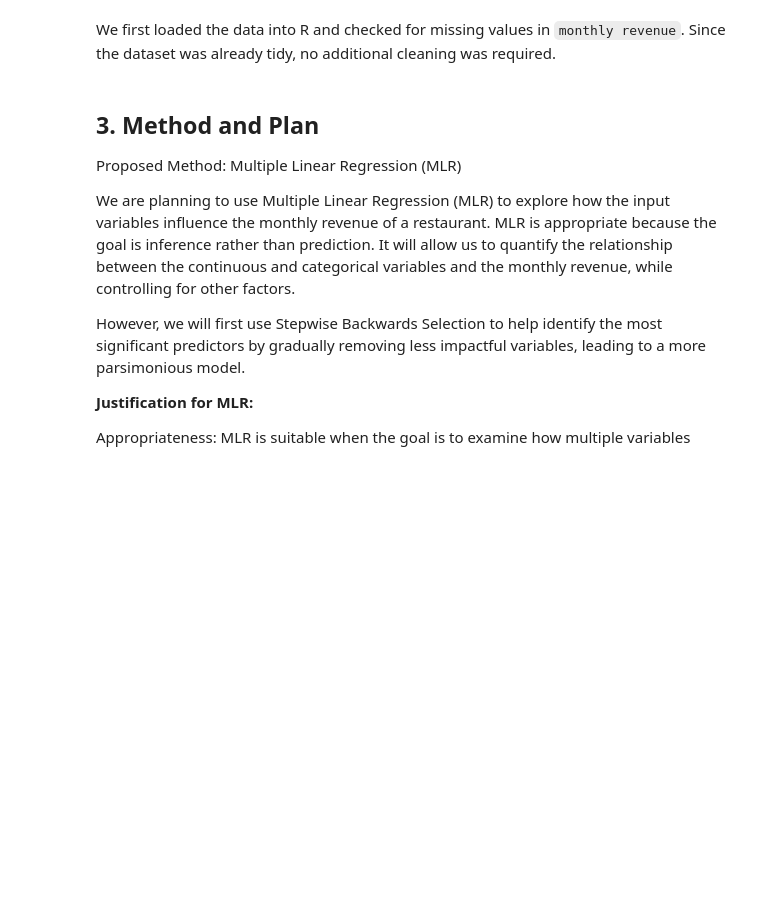
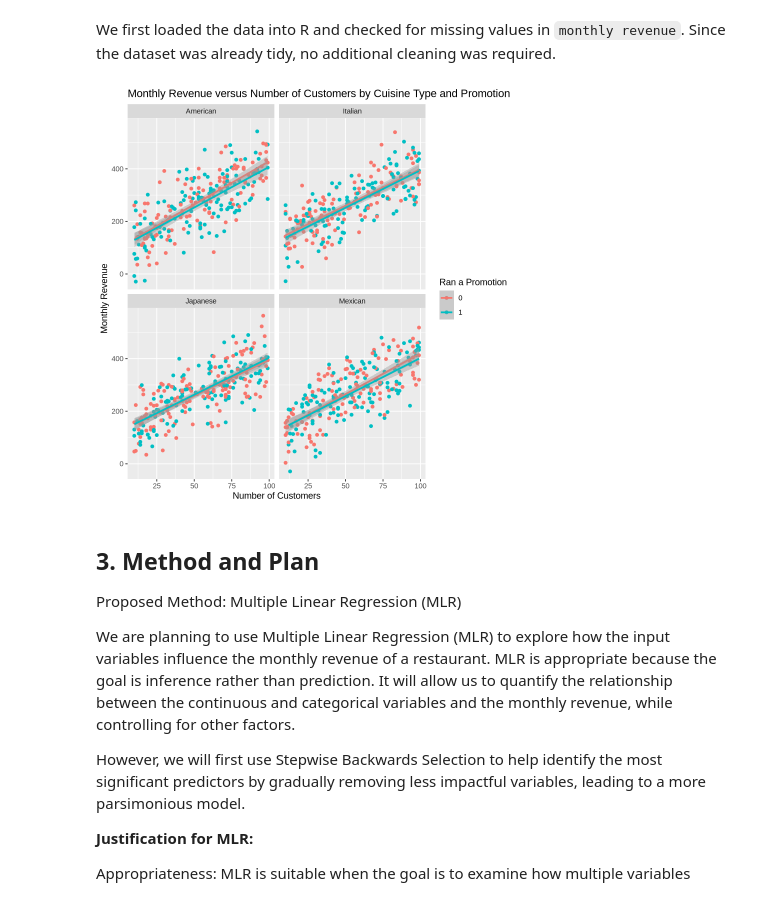
Before and after one commit to he06767676/stat-301-final-project, a Jupyter notebook: Final Project.ipynb, the cells around one changed output. Saved outputs shown, nothing was run; the diff lists cells and outputs as text; code cells hidden in the pictures; blank space fills up the shorter version.

Commit message:
explore plot

```diff
--- a/Final Project.ipynb
+++ b/Final Project.ipynb
@@ -102,6 +102,20 @@ A tibble: 6 × 8
 
 
 We first loaded the data into R and checked for missing values in `monthly revenue`. Since the dataset was already tidy, no additional cleaning was required.
+# %%
+restaurant_data <- restaurant_data %>%
+  mutate(Promotions = factor(Promotions))
+
+explore_plot <- restaurant_data |>
+ggplot(aes(x = Number_of_Customers, y = Monthly_Revenue, color = Promotions)) +
+geom_point(aes(x =Number_of_Customers, y = Monthly_Revenue, color = Promotions)) +
+geom_smooth(method = "lm", formula = y ~ x) +
+labs(x = "Number of Customers", y = "Monthly Revenue", color = "Ran a Promotion") +
+ggtitle("Monthly Revenue versus Number of Customers by Cuisine Type and Promotion") +
+facet_wrap(~Cuisine_Type)
+explore_plot
+# %% [output]
+[figure, added]
 # %% [markdown]
 ## 3. Method and Plan
 
```
